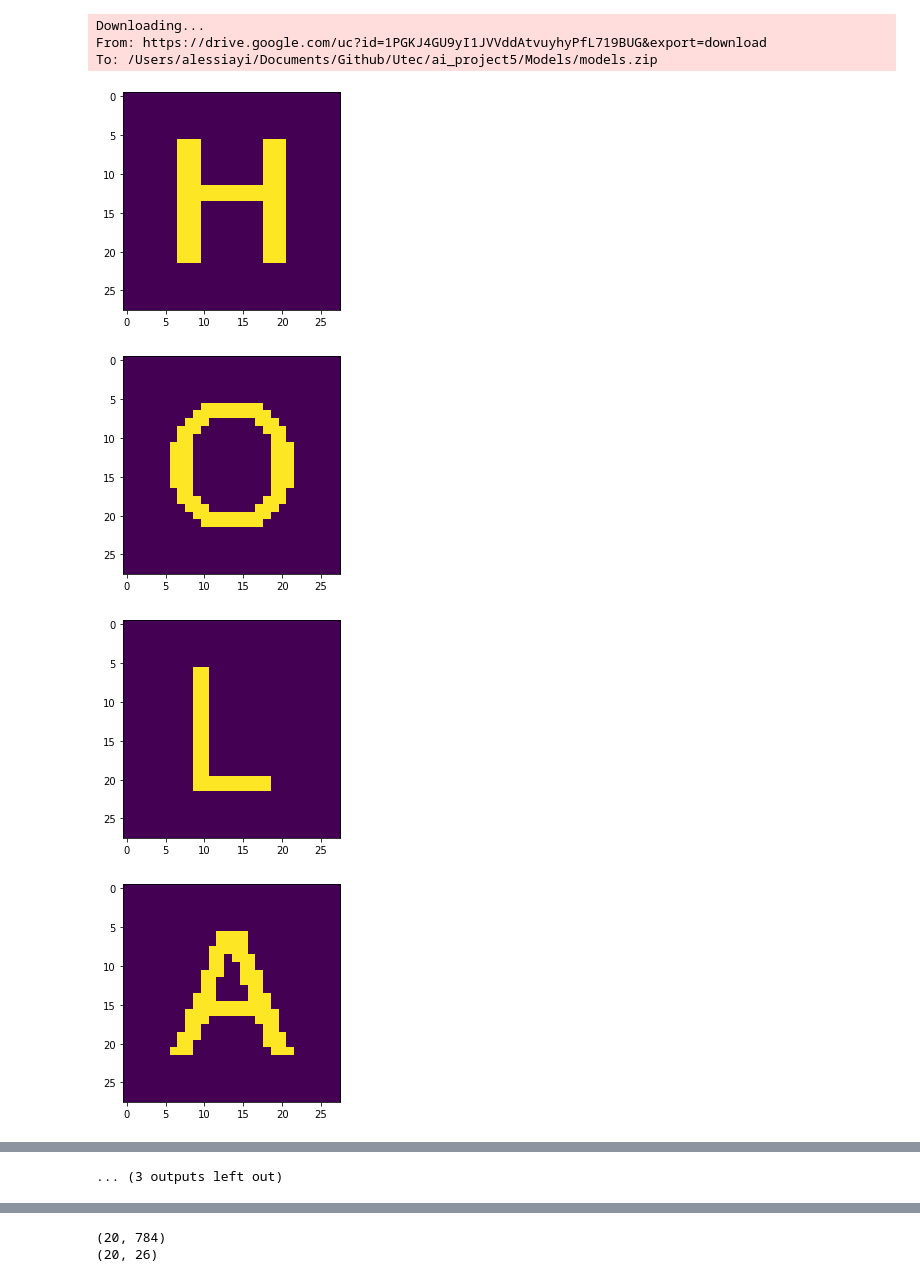
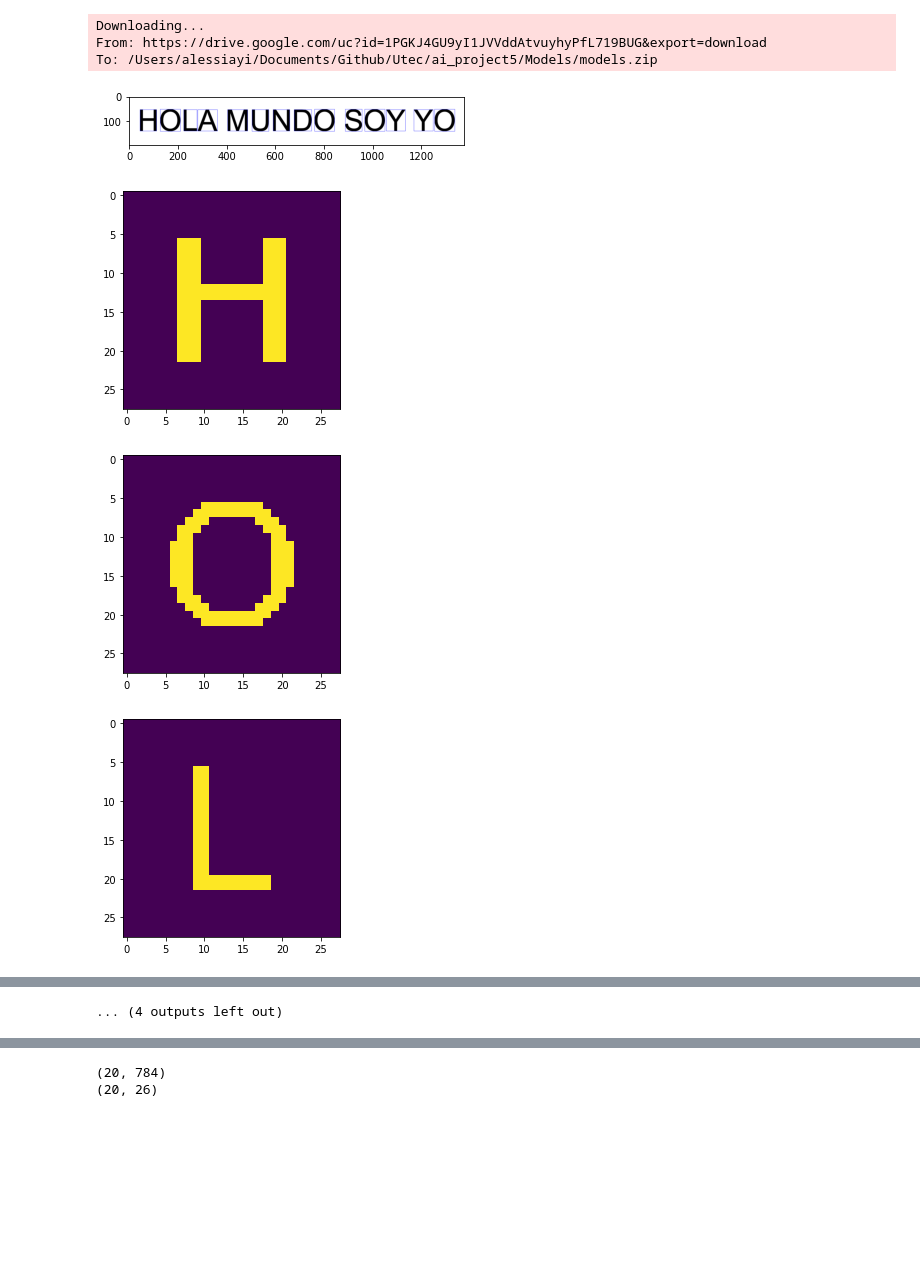
Before and after one commit to jneirar/ai_project5, a Jupyter notebook: Test.ipynb, the cells around one changed output, grey strips where cells are left out. Saved outputs shown, nothing was run; the diff lists cells and outputs as text; code cells hidden in the pictures; blank space fills up the shorter version.

```diff
--- a/Test.ipynb
+++ b/Test.ipynb
@@ -48,27 +48,29 @@ conts = imutils.grab_contours(conts)
 boxes = []
 for cntr in conts:
     x,y,w,h = cv2.boundingRect(cntr)
+    cv2.rectangle(img, (x, y), (x+w, y+h), (0,0,255), 1)
     boxes.append((x,y,w,h))
+plt.imshow(img)
+plt.show()
 
 boxes = sorted(boxes, key=lambda x: (x))
 # print(len(boxes))
 prom = 0
+spaceLetters = []
 for i in range(len(boxes)-1):
     x = boxes[i][0]
     y = boxes[i][1]
     w = boxes[i][2]
     h = boxes[i][3]
-    prom+=boxes[i+1][0]-(x+w)
+    tmp = boxes[i+1][0]-(x+w)
+    prom+=tmp
+    spaceLetters.append(tmp)
 prom = prom/(len(boxes)-1) + 5
 # print("prom: ", math.ceil(prom))
 spaces = []
-for i in range(len(boxes)-1):
-    x = boxes[i][0]
-    y = boxes[i][1]
-    w = boxes[i][2]
-    h = boxes[i][3]
+for i in range(len(spaceLetters)):
     # print(boxes[i+1][0]-(x+w), math.ceil(prom))
-    if (boxes[i+1][0]-(x+w)) > math.ceil(prom):
+    if (spaceLetters[i]) > math.ceil(prom):
         spaces.append(i)
 
 # print(spaces)
@@ -80,40 +82,40 @@ for e, i in enumerate(boxes):
     w = i[2]
     h = i[3]
     cropped = thresh[y:y+h, x:x+w]
-    inverted = 255 - cropped
+    # inverted = 255 - cropped
     # print(cropped.shape)
     height = cropped.shape[0]
     width = cropped.shape[1]
     if (height > width):
         diff = height - width
         padding = cv2.copyMakeBorder(cropped,30,30,30+int(diff/2),30+int(diff/2),cv2.BORDER_CONSTANT,value=[0,0,0])
     elif (height == width):
         padding = cv2.copyMakeBorder(cropped,30,30,30,30,cv2.BORDER_CONSTANT,value=[0,0,0])
     else:
         diff = width - height
         padding = cv2.copyMakeBorder(cropped,30+int(diff/2),30+int(diff/2),30,30,cv2.BORDER_CONSTANT,value=[0,0,0])
     resized = cv2.resize(padding, (28, 28))
     for ii in range(resized.shape[0]):
         for jj in range(resized.shape[1]):
             if resized[ii][jj] > 0:
                 resized[ii][jj] = 255
     images.append(resized.astype('float32'))
     # if e < 9:
     plt.imshow(resized)
     plt.show()
     # if cont in spaces:
     #     blankSpace = np.zeros([28,28,1],dtype=np.uint8)
     #     blankSpace.fill(255)
     #     images.append(blankSpace.astype('float32'))
     #     plt.imshow(blankSpace)
     #     plt.show()
     # cont+=1
 
 print(len(images))
 print(type(images[0]))
 print(images[0].shape)
 # %% [output]
-[figure, old version]
+[figure, new version]
-[figure, old version]
+[figure, new version]
-[figure, old version]
+[figure, new version]
-[figure, old version]
+[figure, new version]
@@ -128,4 +130,4 @@ print(images[0].shape)
-... (3 outputs left out)
+... (4 outputs left out)
 # %%
 # Carga el modelo y lo envia a device
 model = torch.load(PATH + '/Models/AlexNet_5_fc.pt', map_location=torch.device('cpu'))
```
Also changed, not shown: parts of 1 cell of this notebook.
